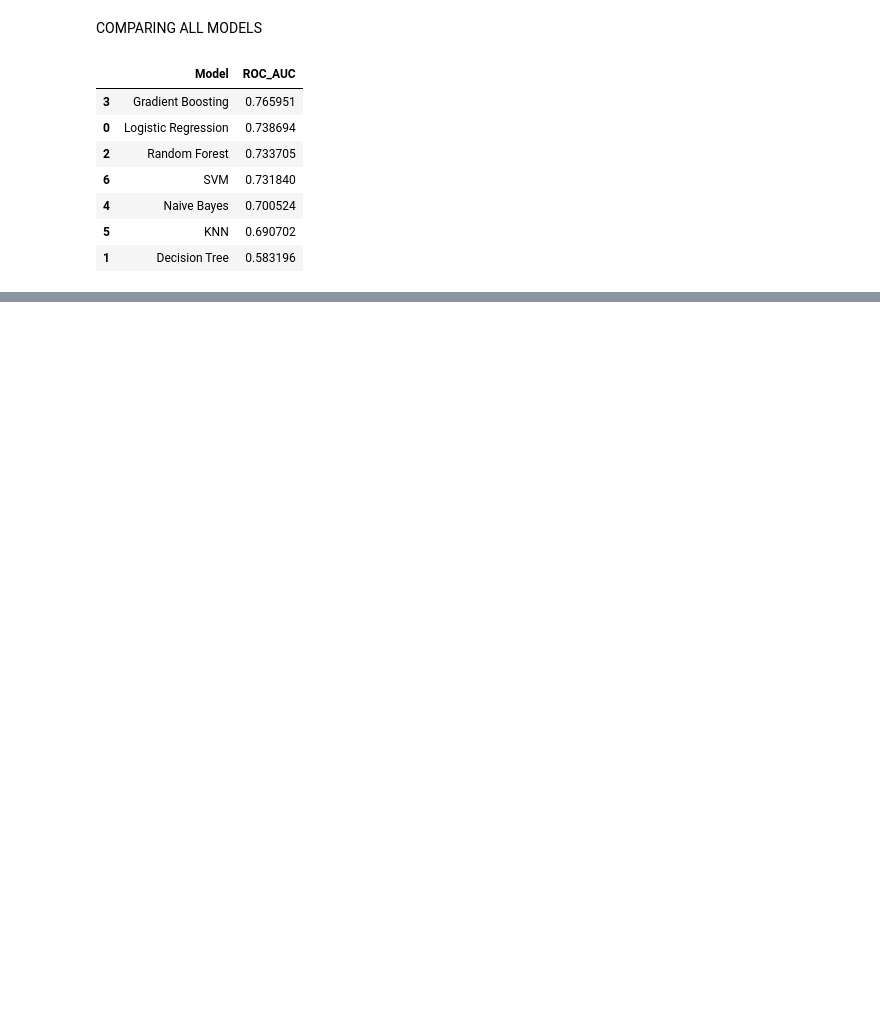
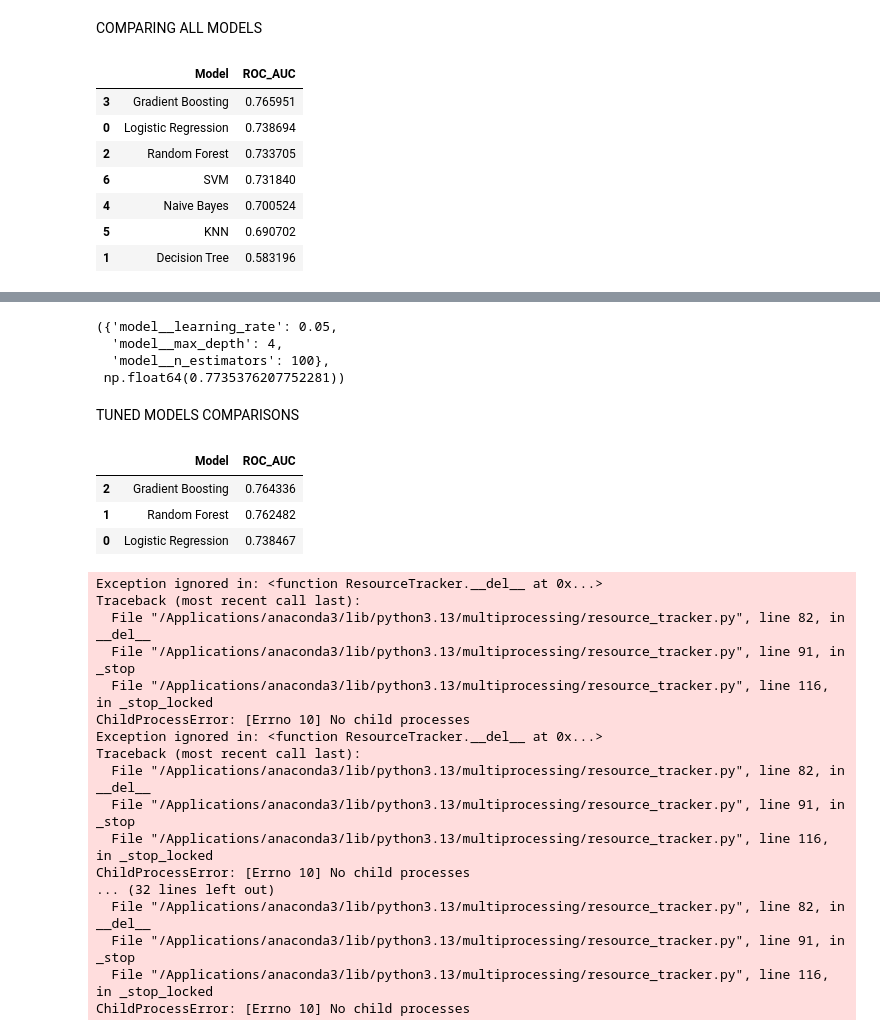
Before and after one commit to KartikayBhardwaj-dev/CREDIT_LIMIT_OPTIMIZER, a Jupyter notebook: notebook/MODEL.ipynb, the cells around one changed output, grey strips where cells are left out. Saved outputs shown, nothing was run; the diff lists cells and outputs as text; code cells hidden in the pictures; blank space fills up the shorter version.

```diff
--- a/notebook/MODEL.ipynb
+++ b/notebook/MODEL.ipynb
@@ -366,0 +429,6 @@ results_df
+# %%
+rf_param_grid = {
+    "model__n_estimators": [100, 200],
+    "model__max_depth": [None, 8, 12],
+    "model__min_samples_leaf": [1, 5, 10]
+}
@@ -366,0 +471,20 @@ results_df
+# %%
+gb_pipe = Pipeline(steps=[
+    ("preprocess", preprocessor),
+    ("model", GradientBoostingClassifier(random_state=42))
+])
+# %%
+gb_param_grid = {
+    "model__n_estimators": [100, 150],
+    "model__learning_rate": [0.05, 0.1],
+    "model__max_depth": [3, 4]
+}
+# %%
+gb_grid = GridSearchCV(
+    gb_pipe,
+    gb_param_grid,
+    scoring="roc_auc",
+    cv=5,
+    n_jobs=-1
+)
+gb_grid.fit(X_train, y_train)
@@ -366,0 +509,49 @@ results_df
+# %%
+gb_grid.best_params_, gb_grid.best_score_
+# %% [output]
+({'model__learning_rate': 0.05,
+  'model__max_depth': 4,
+  'model__n_estimators': 100},
+ np.float64(0.7735376207752281))
+# %% [markdown]
+TUNED MODELS COMPARISONS
+# %%
+models_tuned = {
+    "Logistic Regression": lr_grid.best_estimator_,
+    "Random Forest": rf_grid.best_estimator_,
+    "Gradient Boosting": gb_grid.best_estimator_
+}
+
+results = []
+
+for name, model in models_tuned.items():
+    y_prob = model.predict_proba(X_test)[:, 1]
+    roc_auc = roc_auc_score(y_test, y_prob)
+    results.append({
+        "Model": name,
+        "ROC_AUC": roc_auc
+    })
+
+pd.DataFrame(results).sort_values(by="ROC_AUC", ascending=False)
+# %% [output]
+|  | Model | ROC_AUC |
+| 2 | Gradient Boosting | 0.764336 |
+| 1 | Random Forest | 0.762482 |
+| 0 | Logistic Regression | 0.738467 |
+Exception ignored in: <function ResourceTracker.__del__ at 0x...>
+Traceback (most recent call last):
+  File "/Applications/anaconda3/lib/python3.13/multiprocessing/resource_tracker.py", line 82, in __del__
+  File "/Applications/anaconda3/lib/python3.13/multiprocessing/resource_tracker.py", line 91, in _stop
+  File "/Applications/anaconda3/lib/python3.13/multiprocessing/resource_tracker.py", line 116, in _stop_locked
+ChildProcessError: [Errno 10] No child processes
+Exception ignored in: <function ResourceTracker.__del__ at 0x...>
+Traceback (most recent call last):
+  File "/Applications/anaconda3/lib/python3.13/multiprocessing/resource_tracker.py", line 82, in __del__
+  File "/Applications/anaconda3/lib/python3.13/multiprocessing/resource_tracker.py", line 91, in _stop
+  File "/Applications/anaconda3/lib/python3.13/multiprocessing/resource_tracker.py", line 116, in _stop_locked
+ChildProcessError: [Errno 10] No child processes
+... (32 lines left out)
+  File "/Applications/anaconda3/lib/python3.13/multiprocessing/resource_tracker.py", line 82, in __del__
+  File "/Applications/anaconda3/lib/python3.13/multiprocessing/resource_tracker.py", line 91, in _stop
+  File "/Applications/anaconda3/lib/python3.13/multiprocessing/resource_tracker.py", line 116, in _stop_locked
+ChildProcessError: [Errno 10] No child processes
```
Also changed, not shown: parts of 14 cells of this notebook, 3 other files.
